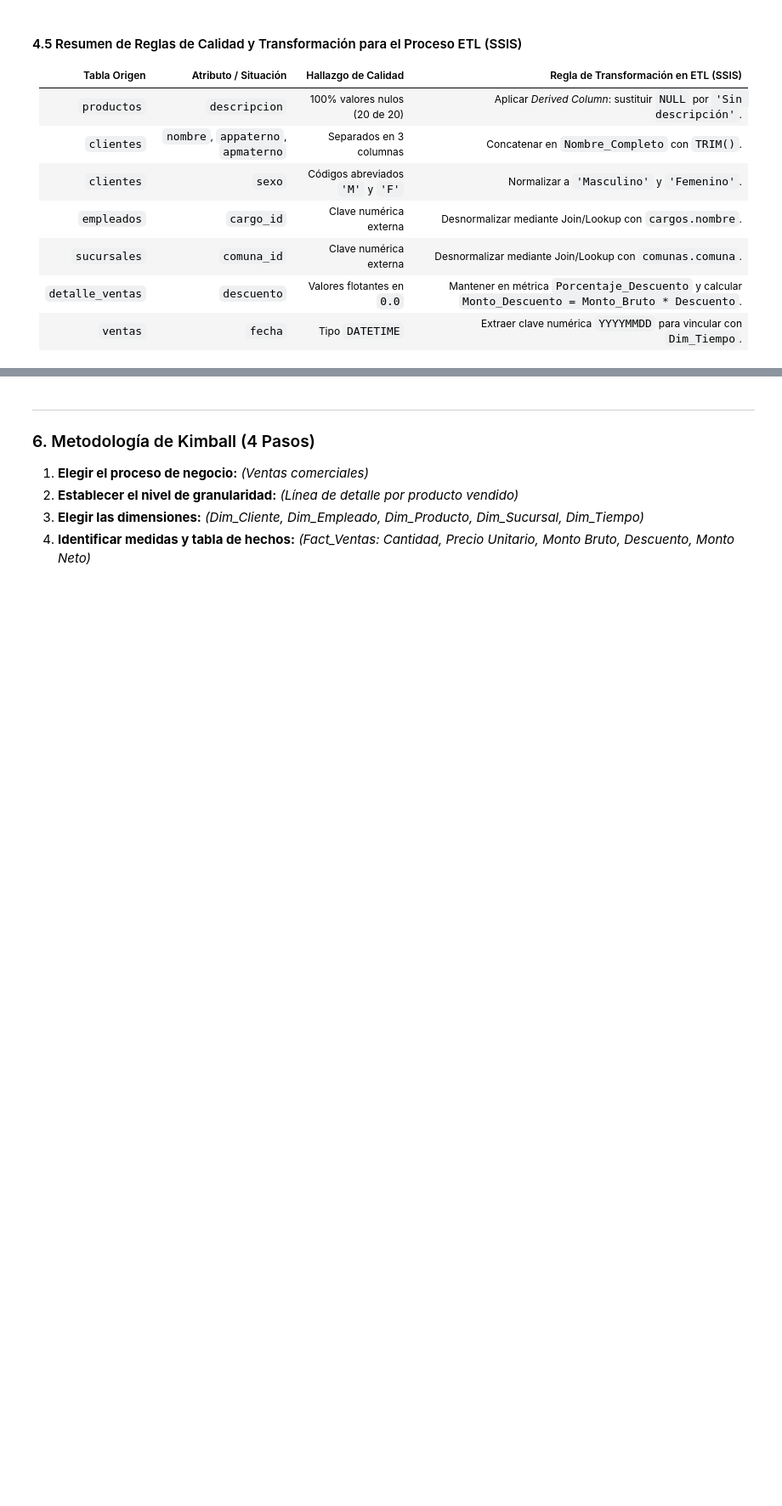
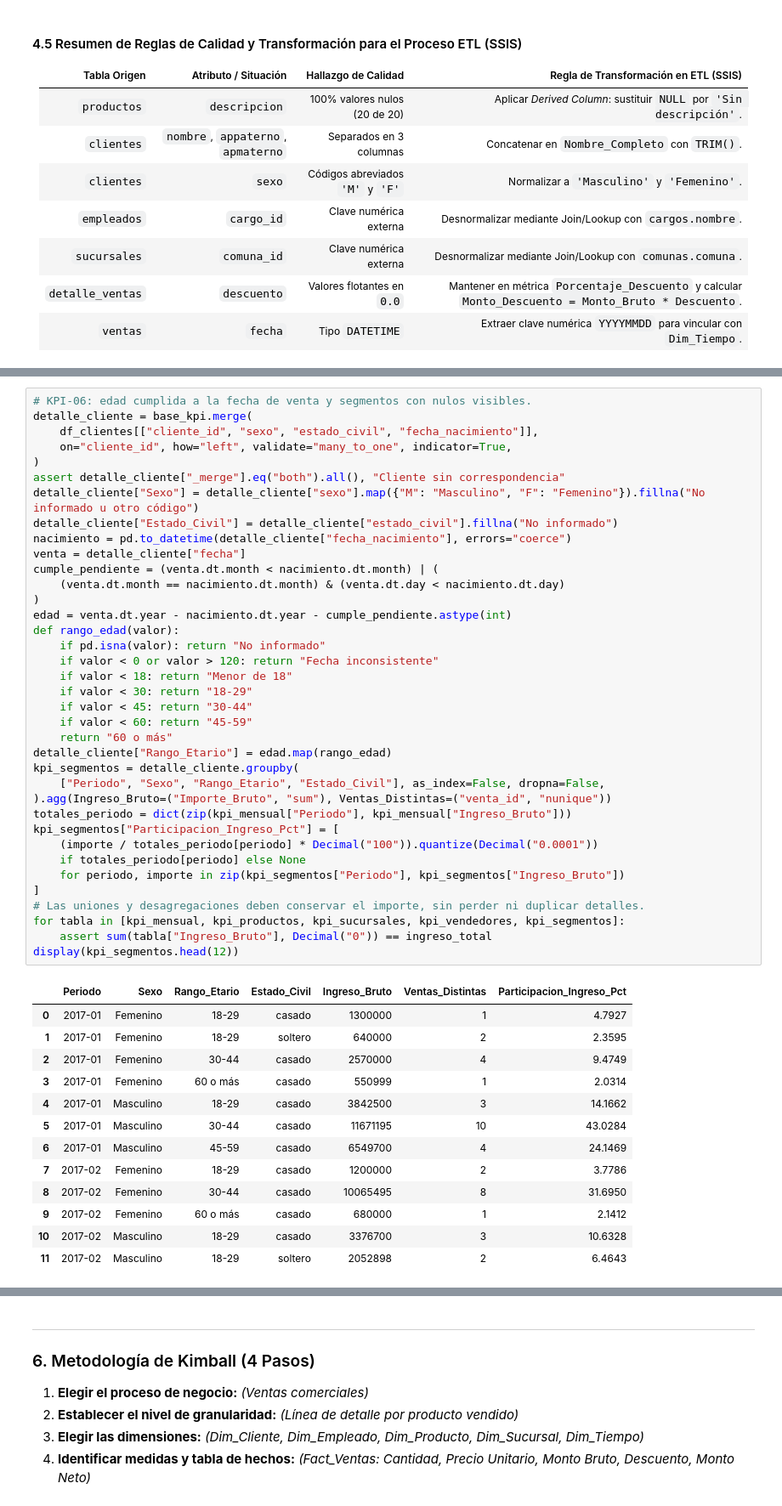
Before and after one commit to MarceloMejias/C2-Caso1-IN, a Jupyter notebook: notebooks/modelo_de_negocios.ipynb, the cells around one changed output, grey strips where cells are left out. Shown at 85% size. Saved outputs shown, nothing was run; the diff lists cells and outputs as text; blank space fills up the shorter version.

```diff
--- a/notebooks/modelo_de_negocios.ipynb
+++ b/notebooks/modelo_de_negocios.ipynb
@@ -363,0 +538,51 @@ print(f"• Facturación Total Histórica: ${monto_total_facturado:,.0f} CLP")
+# %%
+# KPI-06: edad cumplida a la fecha de venta y segmentos con nulos visibles.
+detalle_cliente = base_kpi.merge(
+    df_clientes[["cliente_id", "sexo", "estado_civil", "fecha_nacimiento"]],
+    on="cliente_id", how="left", validate="many_to_one", indicator=True,
+)
+assert detalle_cliente["_merge"].eq("both").all(), "Cliente sin correspondencia"
+detalle_cliente["Sexo"] = detalle_cliente["sexo"].map({"M": "Masculino", "F": "Femenino"}).fillna("No informado u otro código")
+detalle_cliente["Estado_Civil"] = detalle_cliente["estado_civil"].fillna("No informado")
+nacimiento = pd.to_datetime(detalle_cliente["fecha_nacimiento"], errors="coerce")
+venta = detalle_cliente["fecha"]
+cumple_pendiente = (venta.dt.month < nacimiento.dt.month) | (
+    (venta.dt.month == nacimiento.dt.month) & (venta.dt.day < nacimiento.dt.day)
+)
+edad = venta.dt.year - nacimiento.dt.year - cumple_pendiente.astype(int)
+def rango_edad(valor):
+    if pd.isna(valor): return "No informado"
+    if valor < 0 or valor > 120: return "Fecha inconsistente"
+    if valor < 18: return "Menor de 18"
+    if valor < 30: return "18-29"
+    if valor < 45: return "30-44"
+    if valor < 60: return "45-59"
+    return "60 o más"
+detalle_cliente["Rango_Etario"] = edad.map(rango_edad)
+kpi_segmentos = detalle_cliente.groupby(
+    ["Periodo", "Sexo", "Rango_Etario", "Estado_Civil"], as_index=False, dropna=False,
+).agg(Ingreso_Bruto=("Importe_Bruto", "sum"), Ventas_Distintas=("venta_id", "nunique"))
+totales_periodo = dict(zip(kpi_mensual["Periodo"], kpi_mensual["Ingreso_Bruto"]))
+kpi_segmentos["Participacion_Ingreso_Pct"] = [
+    (importe / totales_periodo[periodo] * Decimal("100")).quantize(Decimal("0.0001"))
+    if totales_periodo[periodo] else None
+    for periodo, importe in zip(kpi_segmentos["Periodo"], kpi_segmentos["Ingreso_Bruto"])
+]
+# Las uniones y desagregaciones deben conservar el importe, sin perder ni duplicar detalles.
+for tabla in [kpi_mensual, kpi_productos, kpi_sucursales, kpi_vendedores, kpi_segmentos]:
+    assert sum(tabla["Ingreso_Bruto"], Decimal("0")) == ingreso_total
+display(kpi_segmentos.head(12))
+# %% [output]
+|  | Periodo | Sexo | Rango_Etario | Estado_Civil | Ingreso_Bruto | Ventas_Distintas | Participacion_Ingreso_Pct |
+| 0 | 2017-01 | Femenino | 18-29 | casado | 1300000 | 1 | 4.7927 |
+| 1 | 2017-01 | Femenino | 18-29 | soltero | 640000 | 2 | 2.3595 |
+| 2 | 2017-01 | Femenino | 30-44 | casado | 2570000 | 4 | 9.4749 |
+| 3 | 2017-01 | Femenino | 60 o más | casado | 550999 | 1 | 2.0314 |
+| 4 | 2017-01 | Masculino | 18-29 | casado | 3842500 | 3 | 14.1662 |
+| 5 | 2017-01 | Masculino | 30-44 | casado | 11671195 | 10 | 43.0284 |
+| 6 | 2017-01 | Masculino | 45-59 | casado | 6549700 | 4 | 24.1469 |
+| 7 | 2017-02 | Femenino | 18-29 | casado | 1200000 | 2 | 3.7786 |
+| 8 | 2017-02 | Femenino | 30-44 | casado | 10065495 | 8 | 31.6950 |
+| 9 | 2017-02 | Femenino | 60 o más | casado | 680000 | 1 | 2.1412 |
+| 10 | 2017-02 | Masculino | 18-29 | casado | 3376700 | 3 | 10.6328 |
+| 11 | 2017-02 | Masculino | 18-29 | soltero | 2052898 | 2 | 6.4643 |
```
Also changed, not shown: parts of 7 cells of this notebook, 1 other file.
